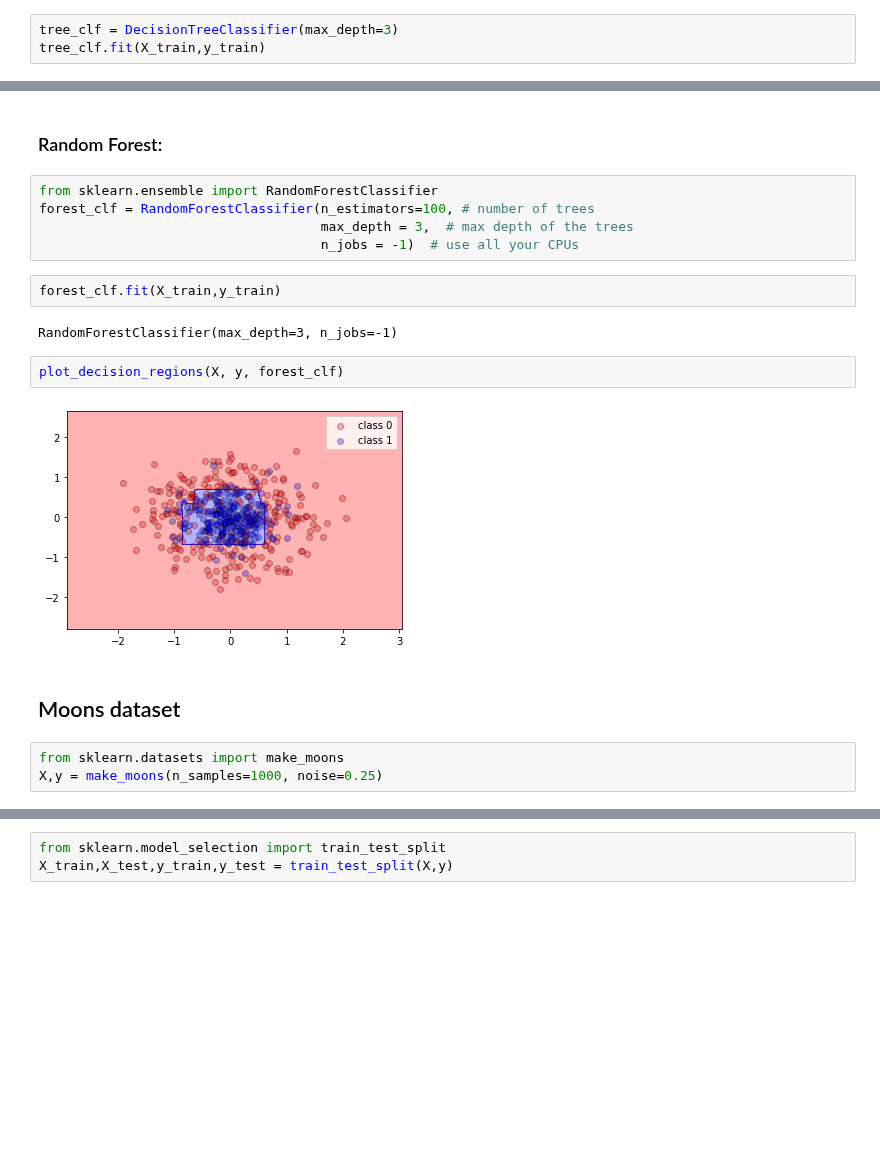
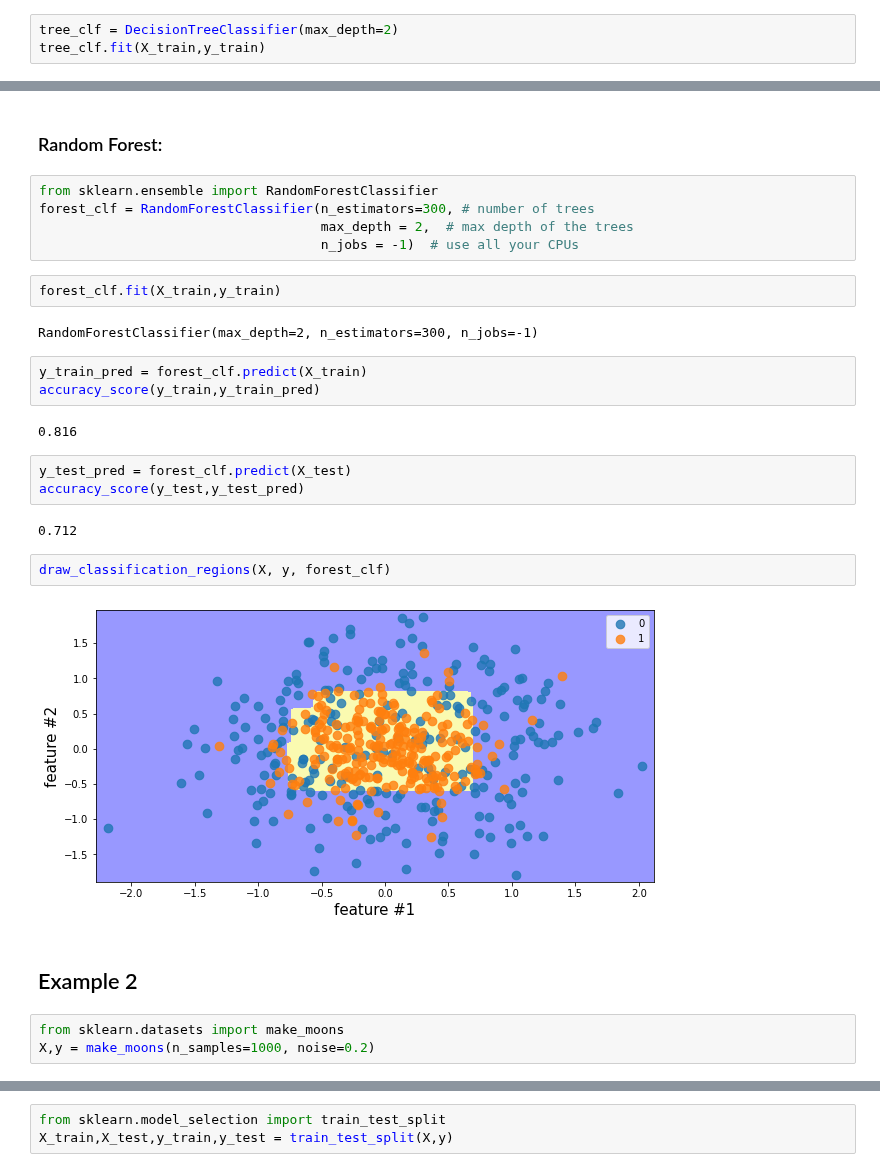
Before and after one commit to um-perez-alvaro/Data-Science-Practice, a Jupyter notebook: Jupyter Notebooks/Random Forests/notebooks/Random Forests.ipynb, the cells around one changed output, grey strips where cells are left out. Cells and saved outputs as stored; diff of their text form; blank space fills up the shorter version.

```diff
--- a/Jupyter Notebooks/Random Forests/notebooks/Random Forests.ipynb
+++ b/Jupyter Notebooks/Random Forests/notebooks/Random Forests.ipynb
@@ -121,4 +138,4 @@ _ = plot_tree(tree_clf, feature_names=['feature 1','feature 2'], class_names =['
 # %%
-tree_clf = DecisionTreeClassifier(max_depth=3)
+tree_clf = DecisionTreeClassifier(max_depth=2)
 tree_clf.fit(X_train,y_train)
 # %% [output]
@@ -147,21 +164,31 @@ _ = plot_tree(tree_clf, feature_names=['feature 1','feature 2'], class_names =['
 ### Random Forest:
 # %%
 from sklearn.ensemble import RandomForestClassifier
-forest_clf = RandomForestClassifier(n_estimators=100, # number of trees
-                                    max_depth = 3,  # max depth of the trees
+forest_clf = RandomForestClassifier(n_estimators=300, # number of trees
+                                    max_depth = 2,  # max depth of the trees
                                     n_jobs = -1)  # use all your CPUs
 # %%
 forest_clf.fit(X_train,y_train)
 # %% [output]
-RandomForestClassifier(max_depth=3, n_jobs=-1)
+RandomForestClassifier(max_depth=2, n_estimators=300, n_jobs=-1)
+# %%
+y_train_pred = forest_clf.predict(X_train)
+accuracy_score(y_train,y_train_pred)
+# %% [output]
+0.816
+# %%
+y_test_pred = forest_clf.predict(X_test)
+accuracy_score(y_test,y_test_pred)
+# %% [output]
+0.712
 # %%
-plot_decision_regions(X, y, forest_clf)
+draw_classification_regions(X, y, forest_clf)
 # %% [output]
-[figure, old version]
+[figure, new version]
-# %% [markdown]
-## Moons dataset
+# %% [markdown]
+## Example 2
 # %%
 from sklearn.datasets import make_moons
-X,y = make_moons(n_samples=1000, noise=0.25)
+X,y = make_moons(n_samples=1000, noise=0.2)
 # %%
 # plot the dataset: inner cirlce (class 1) + outer circle (class 0)
```
Also changed, not shown: parts of 45 cells of this notebook, 3 other files.
